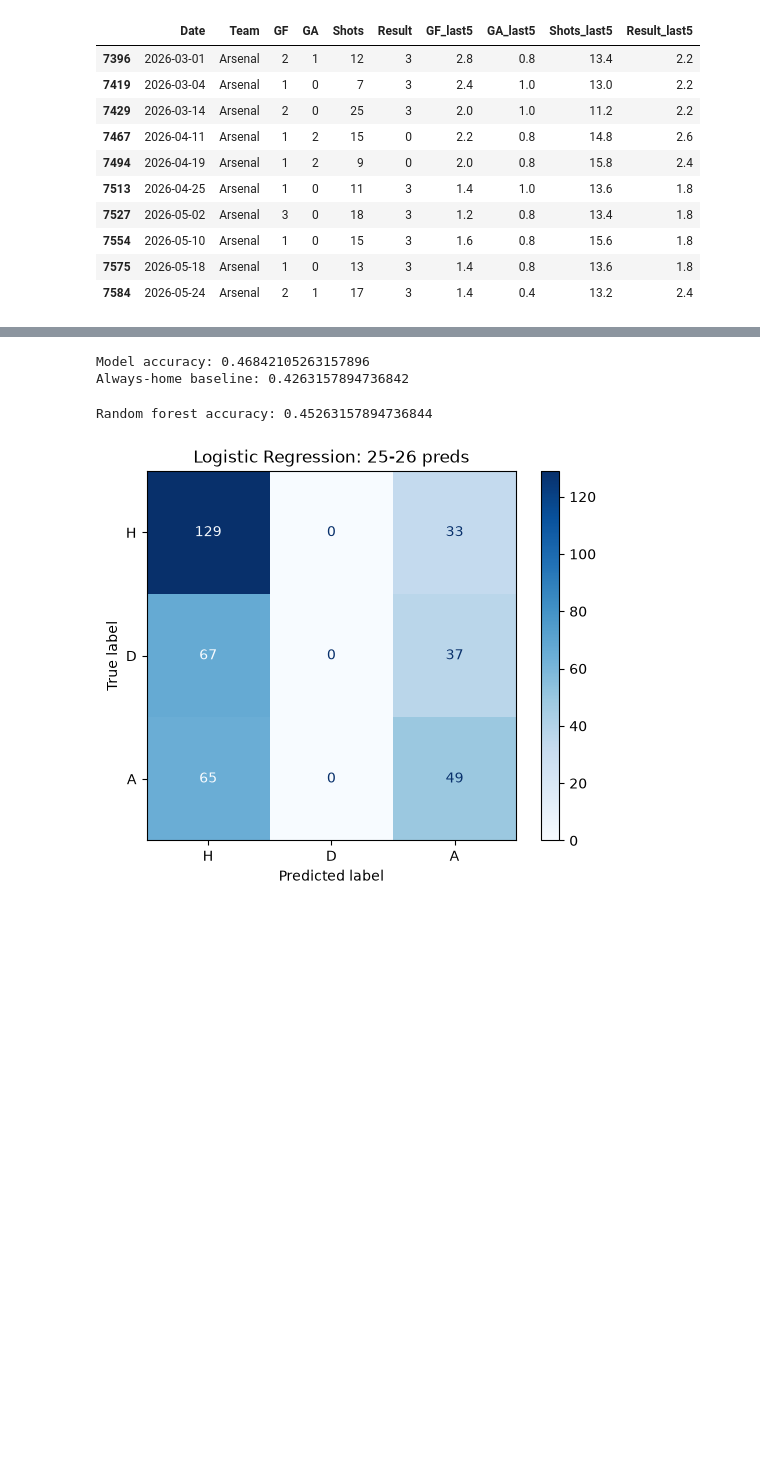
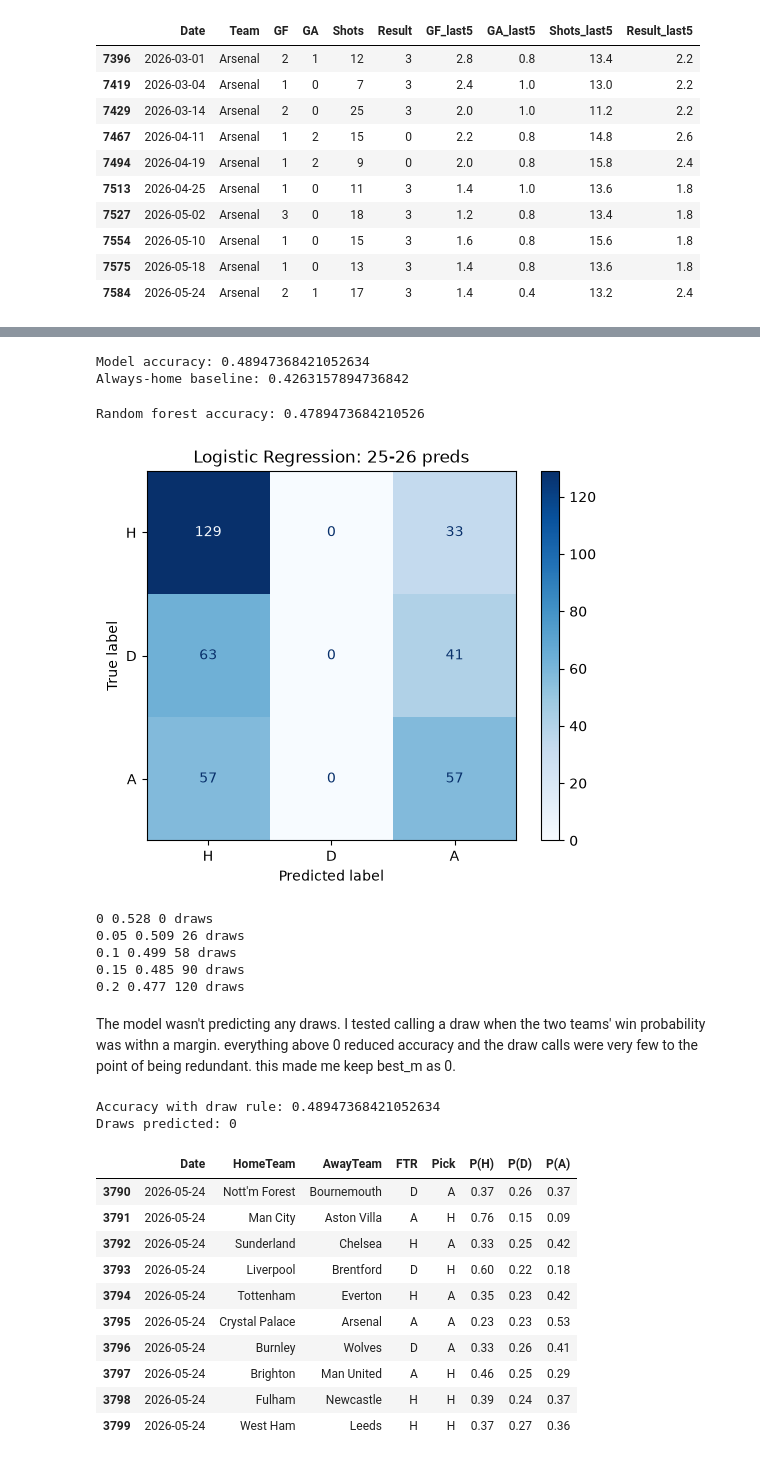
Before and after one commit to VikrantRaj02/match_predictor, a Jupyter notebook: model.ipynb, the cells around one changed output, grey strips where cells are left out. Cells and saved outputs as stored; diff of their text form; code cells hidden in the pictures; blank space fills up the shorter version.

Commit message:
48.9% accuracy; tested and rejected draw rule

```diff
--- a/model.ipynb
+++ b/model.ipynb
@@ -110,20 +119,20 @@ test = matches[matches["Date"] >= "2025-08-01"]
 X_train, y_train = train[X_cols], train["FTR"]
 X_test, y_test = test[X_cols], test["FTR"]
 # %%
-model = LogisticRegression(max_iter=1000)
+model = make_pipeline(StandardScaler(), LogisticRegression(max_iter=1000))
 model.fit(X_train, y_train)
 pred = model.predict(X_test)
 print("Model accuracy:", accuracy_score(y_test, pred))
 print("Always-home baseline:", (y_test == "H").mean())
 # %% [output]
-Model accuracy: 0.46842105263157896
+Model accuracy: 0.48947368421052634
 Always-home baseline: 0.4263157894736842
 # %%
 rf = RandomForestClassifier(n_estimators=300, min_samples_leaf=5, random_state=42)
 rf.fit(X_train, y_train)
 print("Random forest accuracy:", accuracy_score(y_test, rf.predict(X_test)))
 # %% [output]
-Random forest accuracy: 0.45263157894736844
+Random forest accuracy: 0.4789473684210526
 # %%
 from sklearn.metrics import confusion_matrix, ConfusionMatrixDisplay
 import matplotlib.pyplot as plt
@@ -134,4 +143,49 @@ ConfusionMatrixDisplay(cm, display_labels=labels).plot(cmap="Blues")
 plt.title("Logistic Regression: 25-26 preds")
 plt.show()
 # %% [output]
-[figure, old version]
+[figure, new version]
+# %%
+fit_part = train[train["Date"] < "2024-08-01"]
+val = train[train["Date"] >= "2024-08-01"]
+tmp = make_pipeline(StandardScaler(), LogisticRegression(max_iter=1000))
+tmp.fit(fit_part[X_cols], fit_part["FTR"])
+val_probs = pd.DataFrame(tmp.predict_proba(val[X_cols]), columns=tmp.classes_, index=val.index)
+for m in [0, 0.05, 0.10, 0.15, 0.20]:
+    close = (val_probs["H"] - val_probs["A"]).abs() < m
+    picks = val_probs.idxmax(axis=1).where(~close, "D")
+    print(m, round(accuracy_score(val["FTR"], picks), 3), (picks == "D").sum(), "draws")
+# %% [output]
+0 0.528 0 draws
+0.05 0.509 26 draws
+0.1 0.499 58 draws
+0.15 0.485 90 draws
+0.2 0.477 120 draws
+# %% [markdown]
+The model wasn't predicting any draws. I tested calling a draw when the two teams' win probability was withn a margin. everything above 0 reduced accuracy and the draw calls were very few to the point of being redundant. this made me keep best_m as 0.
+# %%
+best_m = 0.0
+test_probs = pd.DataFrame(model.predict_proba(X_test), columns=model.classes_, index=X_test.index)
+close = (test_probs["H"] - test_probs["A"]).abs() < best_m
+final_picks = test_probs.idxmax(axis=1).where(~close, "D")
+print("Accuracy with draw rule:", accuracy_score(y_test, final_picks))
+print("Draws predicted:", (final_picks == "D").sum())
+# %% [output]
+Accuracy with draw rule: 0.48947368421052634
+Draws predicted: 0
+# %%
+results = test[["Date", "HomeTeam", "AwayTeam", "FTR"]].copy()
+results["Pick"] = final_picks
+results[["P(H)", "P(D)", "P(A)"]] = test_probs[["H", "D", "A"]].round(2)
+results.tail(10)
+# %% [output]
+|  | Date | HomeTeam | AwayTeam | FTR | Pick | P(H) | P(D) | P(A) |
+| 3790 | 2026-05-24 | Nott'm Forest | Bournemouth | D | A | 0.37 | 0.26 | 0.37 |
+| 3791 | 2026-05-24 | Man City | Aston Villa | A | H | 0.76 | 0.15 | 0.09 |
+| 3792 | 2026-05-24 | Sunderland | Chelsea | H | A | 0.33 | 0.25 | 0.42 |
+| 3793 | 2026-05-24 | Liverpool | Brentford | D | H | 0.60 | 0.22 | 0.18 |
+| 3794 | 2026-05-24 | Tottenham | Everton | H | A | 0.35 | 0.23 | 0.42 |
+| 3795 | 2026-05-24 | Crystal Palace | Arsenal | A | A | 0.23 | 0.23 | 0.53 |
+| 3796 | 2026-05-24 | Burnley | Wolves | D | A | 0.33 | 0.26 | 0.41 |
+| 3797 | 2026-05-24 | Brighton | Man United | A | H | 0.46 | 0.25 | 0.29 |
+| 3798 | 2026-05-24 | Fulham | Newcastle | H | H | 0.39 | 0.24 | 0.37 |
+| 3799 | 2026-05-24 | West Ham | Leeds | H | H | 0.37 | 0.27 | 0.36 |
```
Also changed, not shown: parts of 4 cells of this notebook.
